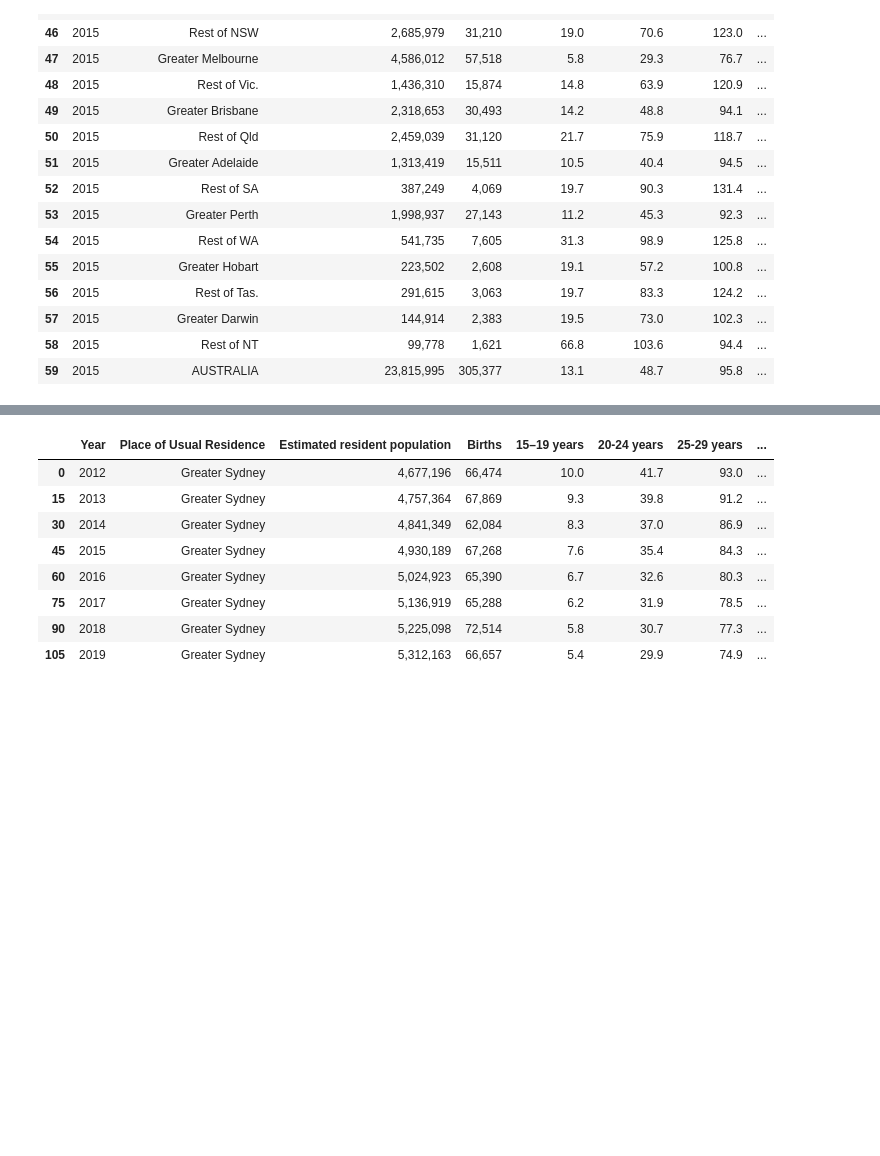
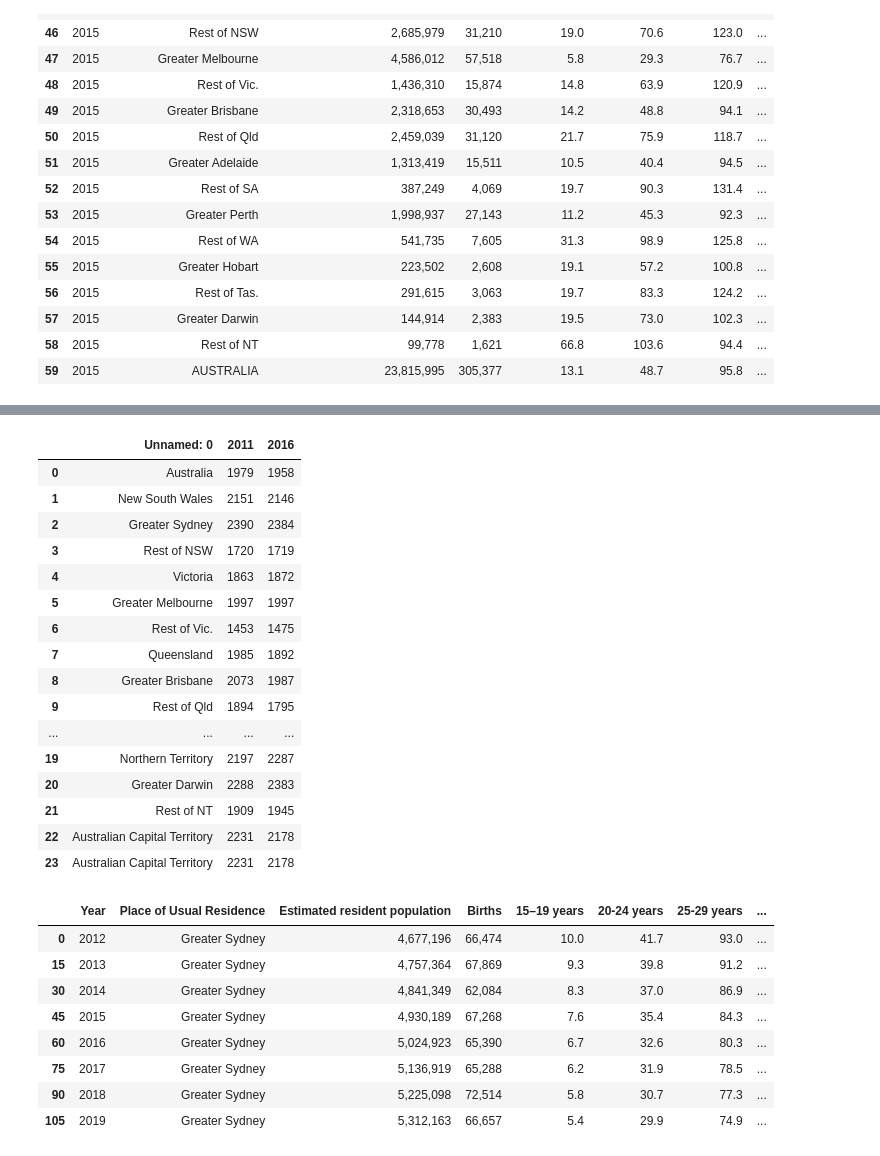
Before and after one commit to NathanJPotter/Team-Project-1, a Jupyter notebook: Project 1.ipynb, the cells around one changed output, grey strips where cells are left out. Saved outputs shown, nothing was run; the diff lists cells and outputs as text; code cells hidden in the pictures; blank space fills up the shorter version.

```diff
--- a/Project 1.ipynb
+++ b/Project 1.ipynb
@@ -68,3 +143,24 @@ birth_data_2012_df
+# %%
+# Average mohtly household mortage payment ($)
+mortgage_data_df
+# %% [output]
+|  | Unnamed: 0 | 2011 | 2016 |
+| 0 | Australia | 1979 | 1958 |
+| 1 | New South Wales | 2151 | 2146 |
+| 2 | Greater Sydney | 2390 | 2384 |
+| 3 | Rest of NSW | 1720 | 1719 |
+| 4 | Victoria | 1863 | 1872 |
+| 5 | Greater Melbourne | 1997 | 1997 |
+| 6 | Rest of Vic. | 1453 | 1475 |
+| 7 | Queensland | 1985 | 1892 |
+| 8 | Greater Brisbane | 2073 | 1987 |
+| 9 | Rest of Qld | 1894 | 1795 |
+| ... | ... | ... | ... |
+| 19 | Northern Territory | 2197 | 2287 |
+| 20 | Greater Darwin | 2288 | 2383 |
+| 21 | Rest of NT | 1909 | 1945 |
+| 22 | Australian Capital Territory | 2231 | 2178 |
+| 23 | Australian Capital Territory | 2231 | 2178 |
 # %%
 birth_data_syd_df = birth_data_df.loc[birth_data_df['Place of Usual Residence'] == "Greater Sydney"]
 birth_data_syd_df
```
Also changed, not shown: parts of 4 cells of this notebook, 5 other files.
